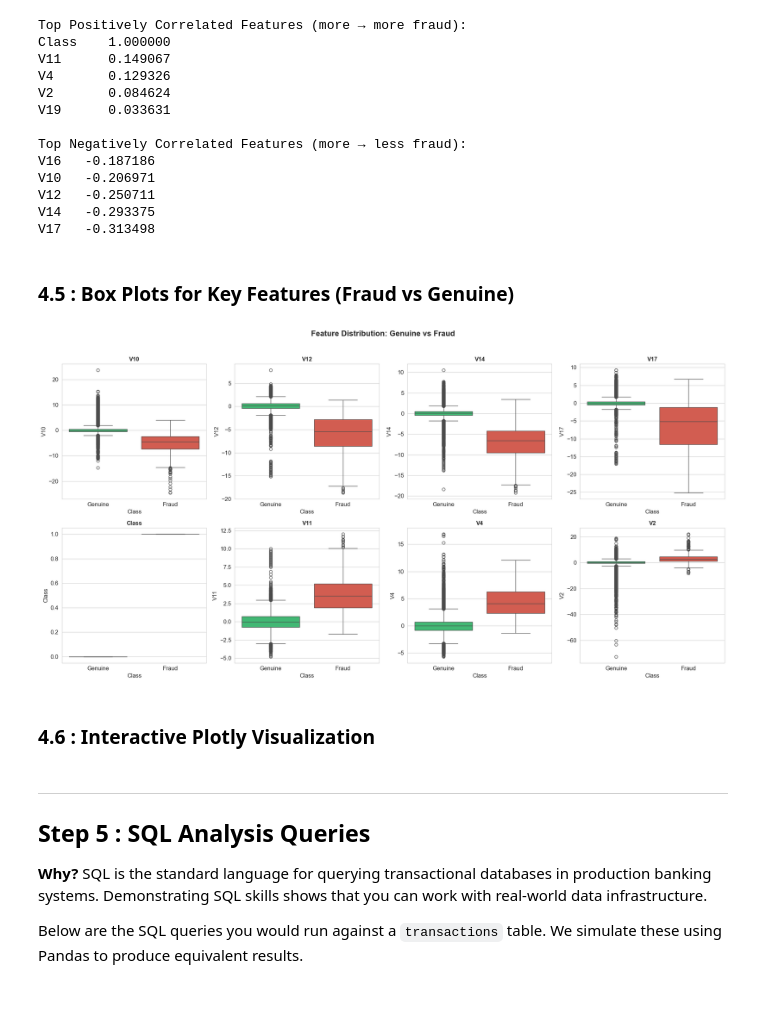
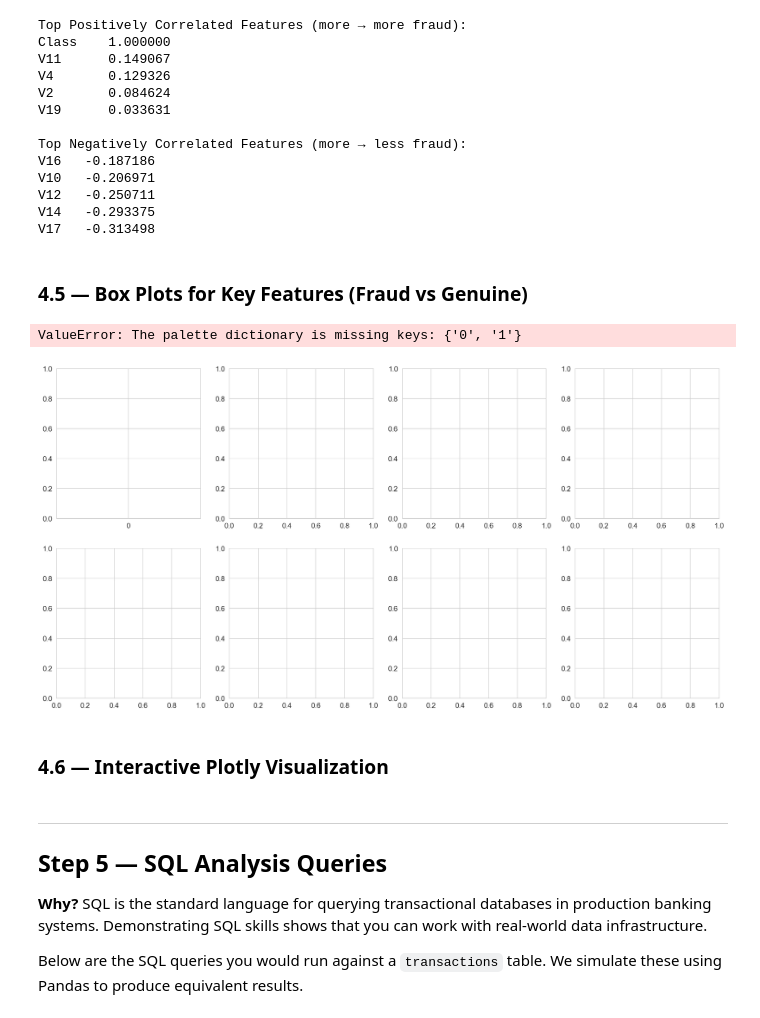
Before and after one commit to the-irritater/Credit-Card-Fraud-Detection, a Jupyter notebook: notebooks/Credit_Card_Fraud_Detection.ipynb, the cells around one changed output. Cells and saved outputs as stored; diff of their text form; code cells hidden in the pictures.

```diff
--- a/notebooks/Credit_Card_Fraud_Detection.ipynb
+++ b/notebooks/Credit_Card_Fraud_Detection.ipynb
@@ -417,30 +408,31 @@ V12   -0.250711
 V14   -0.293375
 V17   -0.313498
 # %% [markdown]
-### 4.5 :  Box Plots for Key Features (Fraud vs Genuine)
+### 4.5 — Box Plots for Key Features (Fraud vs Genuine)
 # %%
 # Top features most correlated with fraud
 top_pos = correlations.head(4).index.tolist()
 top_neg = correlations.tail(4).index.tolist()
 top_features = top_neg + top_pos  # Combine
 
 fig, axes = plt.subplots(2, 4, figsize=(20, 10))
 axes = axes.flatten()
 
 for i, feature in enumerate(top_features):
-    sns.boxplot(x='Class', y=feature, hue='Class', data=df, ax=axes[i], legend=False,
+    sns.boxplot(x='Class', y=feature, data=df, ax=axes[i],
                 palette={0: '#2ecc71', 1: '#e74c3c'})
     axes[i].set_title(f'{feature}', fontsize=12, fontweight='bold')
     axes[i].set_xticklabels(['Genuine', 'Fraud'])
 
 plt.suptitle('Feature Distribution: Genuine vs Fraud', fontsize=16, fontweight='bold', y=1.02)
 plt.tight_layout()
 plt.savefig('../images/boxplots_top_features.png', dpi=150, bbox_inches='tight')
 plt.show()
 # %% [output]
+ValueError: The palette dictionary is missing keys: {'0', '1'}
-[figure, old version]
+[figure, new version]
 # %% [markdown]
-### 4.6 :  Interactive Plotly Visualization
+### 4.6 — Interactive Plotly Visualization
 # %%
 # Interactive: Fraud by Hour with Amount
 fraud_df = df[df['Class'] == 1].copy()
@@ -479,7 +471,7 @@ fig.update_yaxes(title_text='Average Amount ($)', secondary_y=True)
 fig.show()
 # %% [markdown]
 ---
-## Step 5 :  SQL Analysis Queries
+## Step 5 — SQL Analysis Queries
 
 **Why?** SQL is the standard language for querying transactional databases in production banking systems. Demonstrating SQL skills shows that you can work with real-world data infrastructure.
 
```
Also changed, not shown: parts of 49 cells of this notebook, 29 other files.
